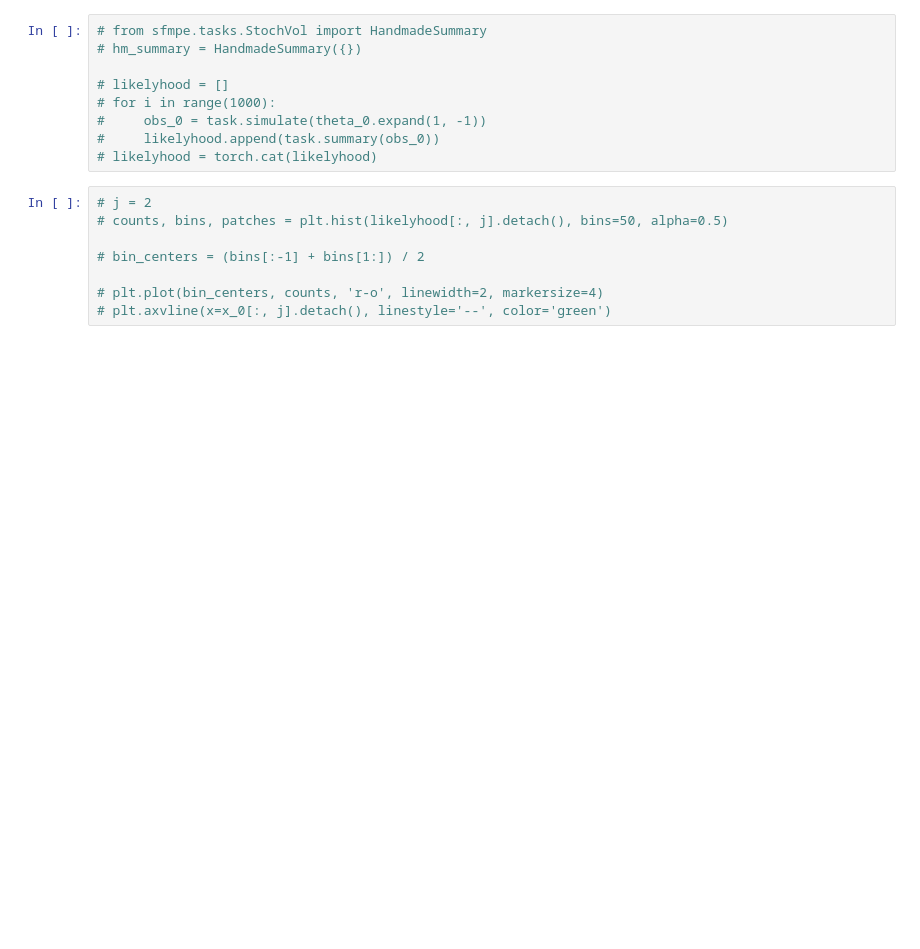
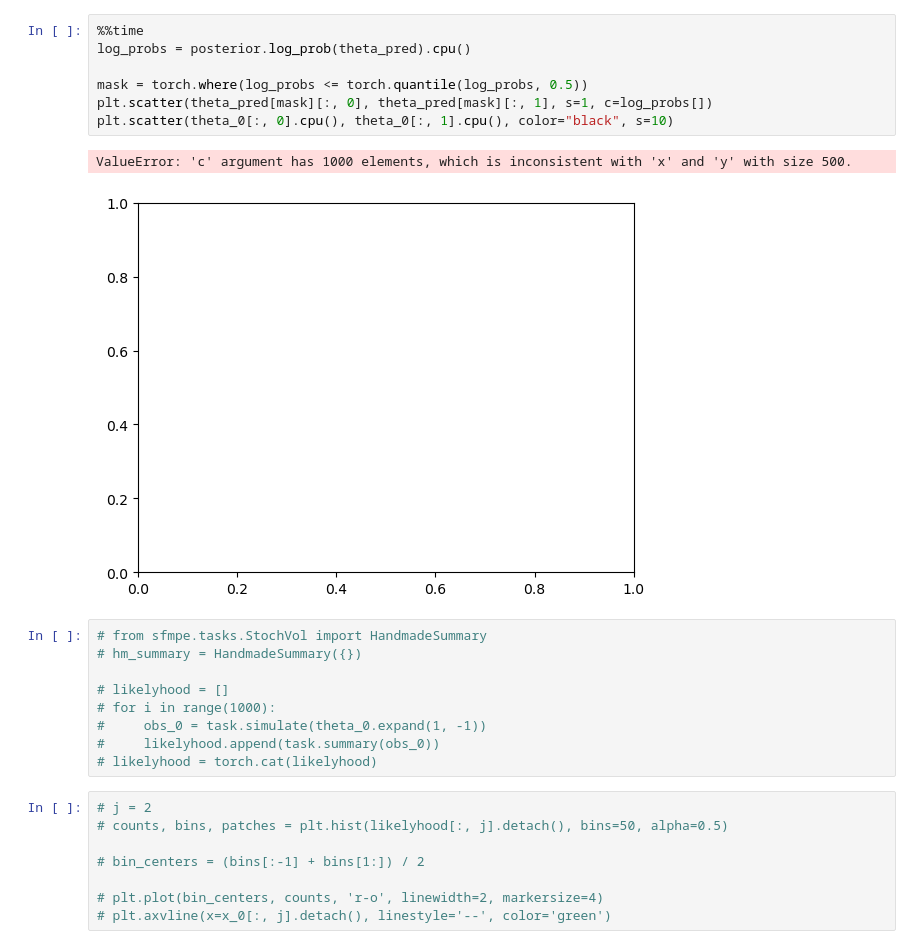
Before and after one commit to nidropakshin2/Sequential-FMPE, a Jupyter notebook: code/notebooks/stochvol.ipynb, the cells around one changed output. Drawn from its saved outputs; the diff is of its cells as text; blank space fills up the shorter version.

```diff
--- a/code/notebooks/stochvol.ipynb
+++ b/code/notebooks/stochvol.ipynb
@@ -178,3 +214,13 @@ plt.show()
+# %%
+%%time
+log_probs = posterior.log_prob(theta_pred).cpu()
+
+mask = torch.where(log_probs <= torch.quantile(log_probs, 0.5))
+plt.scatter(theta_pred[mask][:, 0], theta_pred[mask][:, 1], s=1, c=log_probs[])
+plt.scatter(theta_0[:, 0].cpu(), theta_0[:, 1].cpu(), color="black", s=10)
+# %% [output]
+ValueError: 'c' argument has 1000 elements, which is inconsistent with 'x' and 'y' with size 500.
+[figure, added]
 # %%
 # from sfmpe.tasks.StochVol import HandmadeSummary
 # hm_summary = HandmadeSummary({})
```
Also changed, not shown: parts of 9 cells of this notebook, 1 other file.
